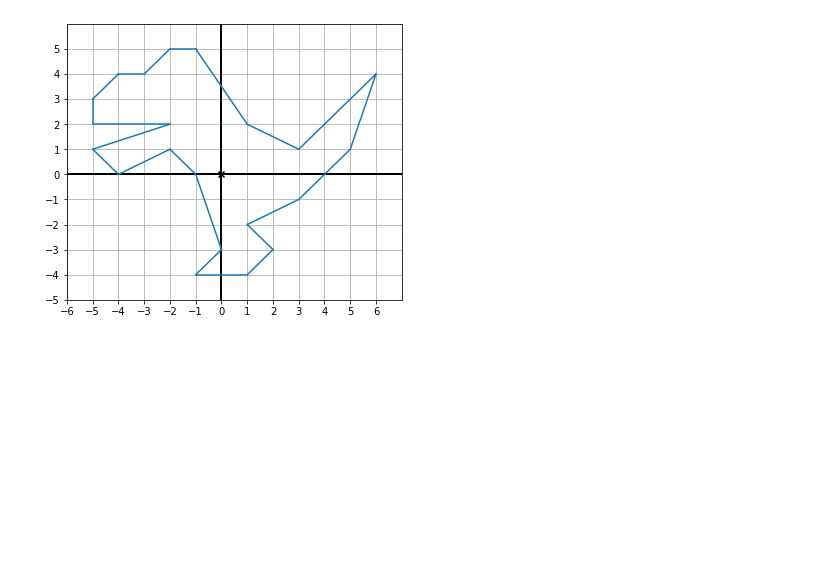
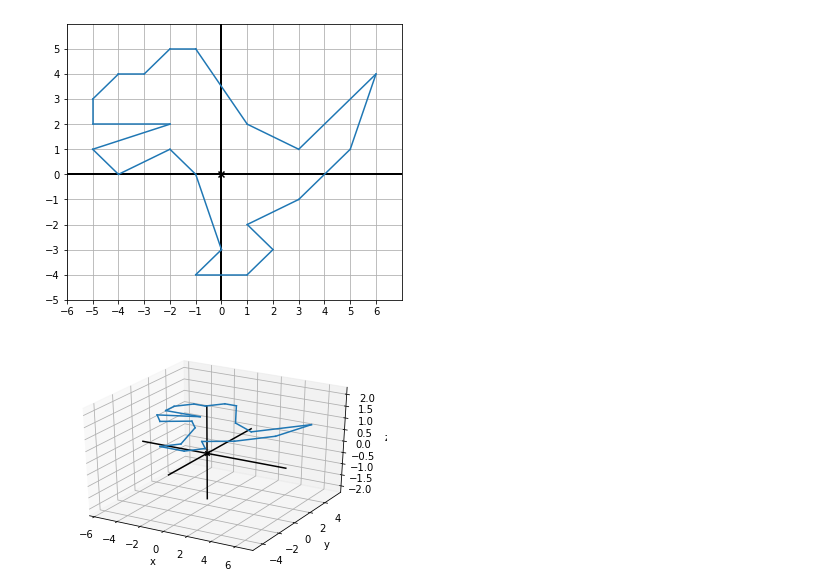
Before and after one commit to sergiovasquez122/Mathematics-for-programmers, a Jupyter notebook: Chapter5.ipynb, the cells around one changed output. Drawn from its saved outputs; the diff is of its cells as text; code cells hidden in the pictures; blank space fills up the shorter version.

```diff
--- a/Chapter5.ipynb
+++ b/Chapter5.ipynb
@@ -212,4 +212,6 @@ draw2d(Polygon2D(*dino_vectors))
 # %%
 dino_vectors_3d = [(x, y, 1) for x, y in dino_vectors]
 
-draw3d()
+draw3d(Polygon3D(*dino_vectors_3d))
+# %% [output]
+[figure, added]
```
